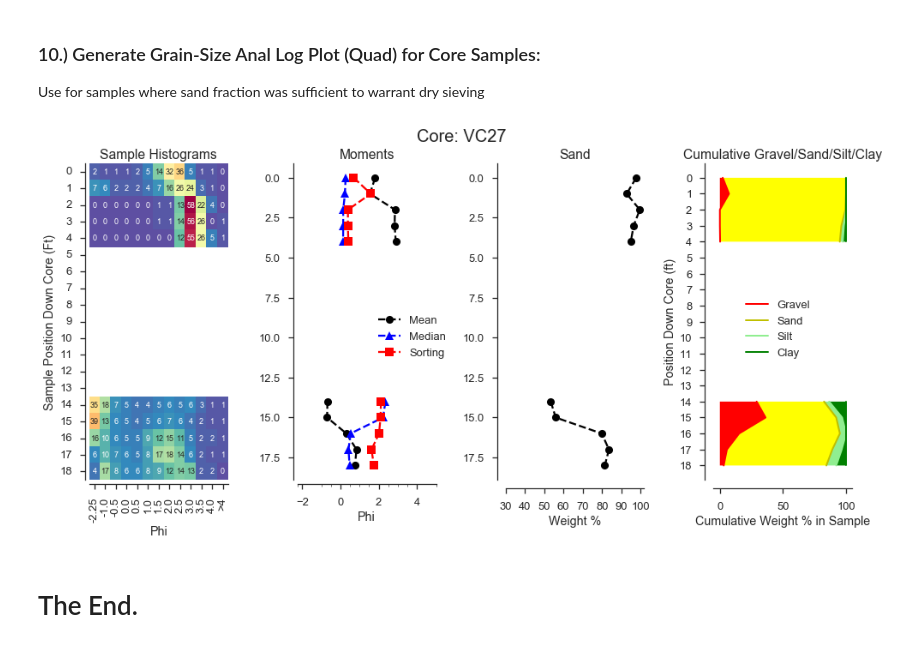
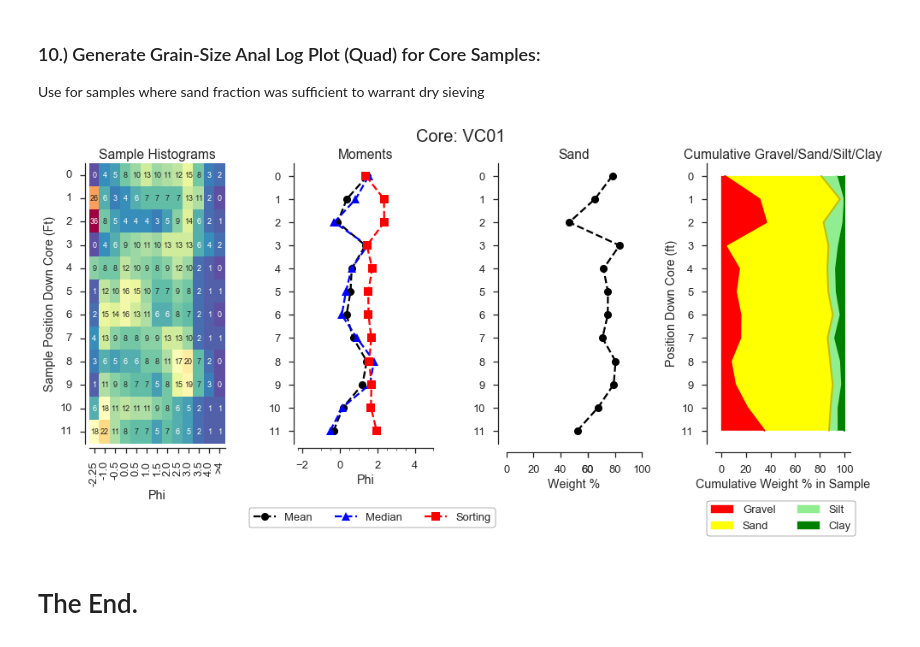
Before and after one commit to pjparis/BOEM_NC_Shelf_Survey, a Jupyter notebook: ipynb/BOEM - Differentiated (Sieved) Sand Fraction Analysis.ipynb, the cells around one changed output. Drawn from its saved outputs; the diff is of its cells as text; code cells hidden in the pictures.

```diff
--- a/ipynb/BOEM - Differentiated (Sieved) Sand Fraction Analysis.ipynb
+++ b/ipynb/BOEM - Differentiated (Sieved) Sand Fraction Analysis.ipynb
@@ -35,7 +36,7 @@ import SedSASClass_r02
 # %% [markdown]
 ### 1.) Enter identifier (id) for current core or sample site to be processed:
 # %%
-id='VC19'     # <<<<<< IMPORTANT!     'VC01', 'VC10', 'VC27', VC37'
+id='VC01'     # <<<<<< IMPORTANT!     'VC01', 'VC10', 'VC19', VC27', VC37'
 # %% [markdown]
 ### 2.) Load the raw sieve results from the db and merge to single dataframe df:
 # %%
@@ -220,11 +244,11 @@ sdf
 pldf=pd.DataFrame(columns=['Wt','WtPct','CumWtPct','Phi','Position'])
 
 for n, sample in enumerate(samples):
-    tmpdf=df.iloc[n:n+1,3:16].copy().T
+    tmpdf=df.iloc[n:n+1,3:16].copy().T   # slice out the dry-sieve bin weights from df
     tmpdf.columns=['Wt']
-    tmpdf['WtPct']=tmpdf['Wt']/( tmpdf['Wt'].sum() )*100
-    tmpdf['CumWtPct']=tmpdf['WtPct'].cumsum()
-    tmpdf['Phi']=screens
+    tmpdf['WtPct']=tmpdf['Wt']/( tmpdf['Wt'].sum() )*100   # weight %
+    tmpdf['CumWtPct']=tmpdf['WtPct'].cumsum()              # cumulative weight %
+    tmpdf['Phi']=scrns
     tmpdf['Position']=n
 
     pldf=pd.concat( [pldf, tmpdf], ignore_index=True)
@@ -241,8 +265,9 @@ sns.set_context('talk')
 
 xtics=[-2.25,-1.0,-0.5,0.0,0.5,1.0,1.5,2.0,2.5,3.0,3.5,4.0,5.0]
 xticlbls=['-2.25','-1.0','-0.5','0.0','0.5','1.0','1.5','2.0','2.5','3.0','3.5','4.0','>4']
-ytics=[0,1,2,3,4,5,6,7,8,9,10,11,12]
+ytics=df['Position'].tolist()
 yticlbls=['0','1','2','3','4','5','6','7','8','9','10','11','12']
+
 figh, (axh0, axh1, axh2, axh3) = plt.subplots(nrows=1, ncols=4, figsize=(14,7))   #sharey='row'
 
 ### SUBLOT #1: (MAYBE)  2d INTERPOLATED DENSITY FUNCTION:
@@ -302,12 +327,11 @@ axh1.plot(dfstat['SD'], dfstat['Position'], '--s', c='red', label='Sorting')
 sns.despine(offset=5, top=True, right=True, ax=axh1)
 axh1.invert_yaxis()
 axh1.set_xticks(xtics, xticlbls)
-
+axh1.set_yticks(ytics)
 #for xtic in axh1.xaxis.get_majorticklabels():
 #    xtic.set_rotation(90)
 axh1.set_xlabel('Phi')
-
-leg1=axh1.legend(loc=(0.55,0.37), frameon=False)   ### for VC01:(0.6,0.3) ; VC27:(0.49,0.37) ; VC10 and VC37: (0.67,0.37)
+leg1=axh1.legend(bbox_to_anchor=(-0.4,-0.32),loc='lower left', frameon=True, ncol=3)
 frm1=leg1.get_frame()
 frm1.set_edgecolor('black')
 
@@ -327,7 +351,8 @@ axh1.set_title('Moments', loc='center')
 axh2.plot(df['SandWtPct'], df['Position'], '--o', c='black' )
 sns.despine(offset=10, top=True, right=True, ax=axh2)
 axh2.invert_yaxis()
-axh2.set_xticks([30,40,50,60,70,80,90,100])
+axh2.set_xticks([0,20,40,60,60,80,100])
+axh2.set_yticks(ytics)
 axh2.set_xlabel('Weight %')
 axh2.set_ylabel('')
 axh2.set_title('Sand')
@@ -337,37 +362,44 @@ axh2.set_title('Sand')
 #sns.barplot(x='FinesWtPct',  y='Position', data=df, orient='h', ax=axh3)
 axh3.plot(df['GravelWtPct'], df['Position'], 'r-', label='Gravel', linewidth=2 )
 axh3.plot(df['GSCumWtPct'], df['Position'], 'y-', label='Sand', linewidth=2 )
 axh3.plot(df['GSiCumWtPct'], df['Position'], '-', label='Silt', color='lightgreen', linewidth=2 )
 axh3.plot(df['SSCCumWtPct'], df['Position'], 'g-', label='Clay', linewidth=2 )
 
 axh3.fill_betweenx( df['Position'],df['BaselineWtPct'], df['GravelWtPct'],  facecolor='Red')
 axh3.fill_betweenx( df['Position'],df['GravelWtPct'], df['GSCumWtPct'],  facecolor='yellow')
 axh3.fill_betweenx( df['Position'],df['GSCumWtPct'], df['GSiCumWtPct'],  facecolor='lightgreen')
 axh3.fill_betweenx( df['Position'],df['GSiCumWtPct'], df['SSCCumWtPct'],  facecolor='green')
 labels=['Gravel','Sand','Silt','Clay']
 colors=['Red','Yellow','lightgreen','Blue']
 
 sns.despine(offset=10, top=True, right=True, ax=axh3)
 axh3.invert_yaxis()
-#axh3.set_xticks(0,100)
+axh3.set_xticks([0,20,40,60,80,100])
 axh3.set_yticks([x for x in range(len(df ) ) ])
 axh3.set_xlabel('Cumulative Weight % in Sample')
 axh3.set_ylabel('Position Down Core (ft)')
 
-leg3=axh3.legend(loc=(0.2,0.37), frameon=False )     ### for VC01:(0.4,0.3) ; for VC27:(0.3,0.37)  ; VC10 and VC37: (0.3,0.37)
+# to generate the legend...
+gravel_patch = mpatches.Patch(color='red', label='Gravel')
+sand_patch = mpatches.Patch(color='Yellow', label='Sand')
+silt_patch = mpatches.Patch(color='lightgreen', label='Silt')
+clay_patch = mpatches.Patch(color='green', label='Clay')
+
+leg3=axh3.legend(bbox_to_anchor=(-0.1,-0.35),loc='lower left', frameon=True, ncol=2, \
+                handles=[gravel_patch, sand_patch, silt_patch, clay_patch])
 frm3=leg3.get_frame()
 frm3.set_edgecolor('black')
 
 axh3.set_title('Cumulative Gravel/Sand/Silt/Clay')
 
 
 plt.tight_layout()
-figh.subplots_adjust(top=0.90)
+figh.subplots_adjust(top=0.90, bottom=0.25)
 figh.suptitle('Core: '+id, fontsize=20)
 
 plt.savefig('/Users/paulp/GoogleDrive/projects/BOEM/graphics/wetDrySievedCores/sed_log_'+id+'_histoCR.pdf')
 # %% [output]
-[figure, old version]
+[figure, new version]
 # %% [markdown]
 # The End.
 # %% [markdown]
```
Also changed, not shown: parts of 12 cells of this notebook, 25 other files.
